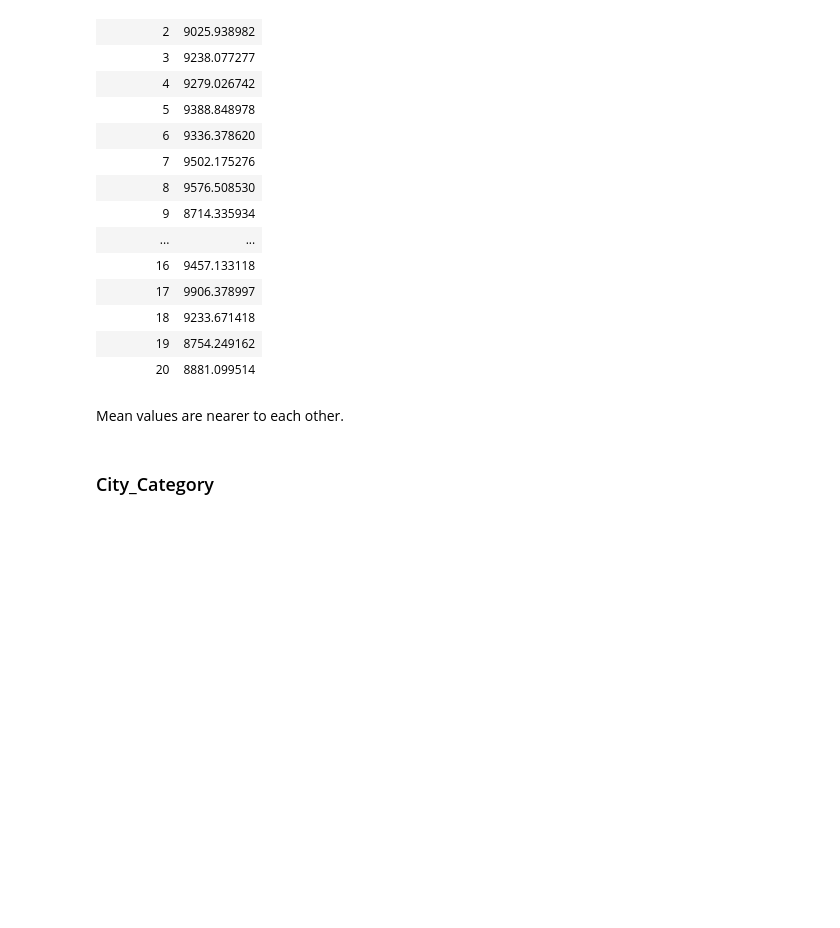
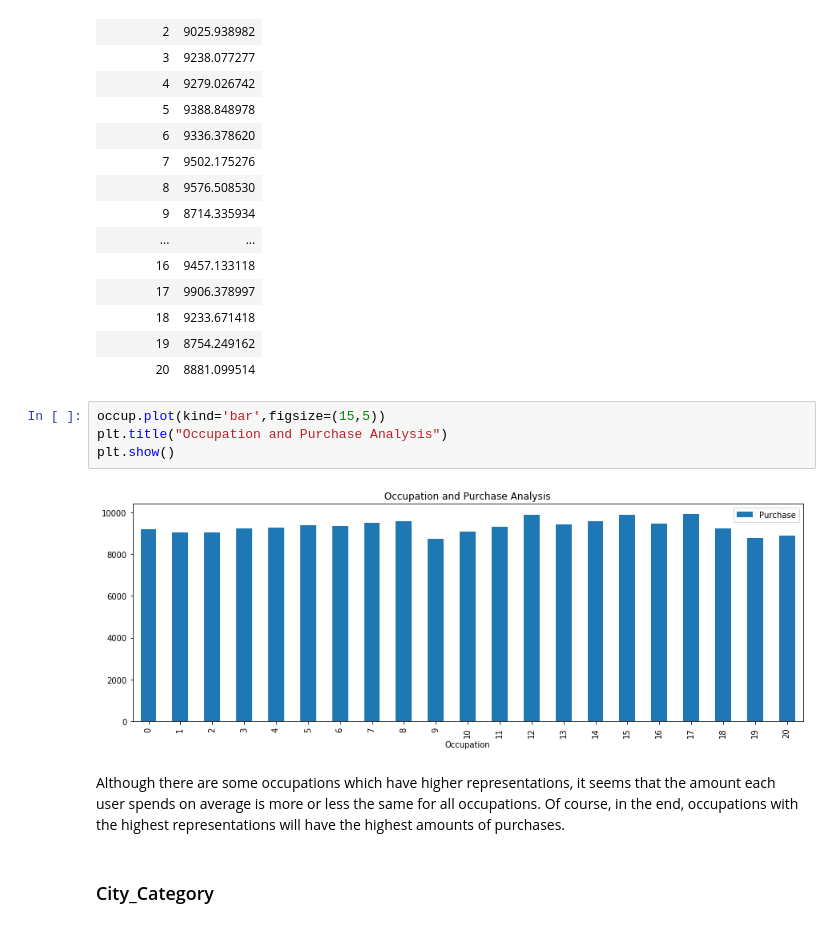
Before and after one commit to nanthasnk/Black-Friday-Sales-Prediction, a Jupyter notebook: Black Friday Sales Prediction.ipynb, the cells around one changed output. Drawn from its saved outputs; the diff is of its cells as text; blank space fills up the shorter version.

```diff
--- a/Black Friday Sales Prediction.ipynb
+++ b/Black Friday Sales Prediction.ipynb
@@ -242,8 +248,14 @@ occup
 | 18 | 9233.671418 |
 | 19 | 8754.249162 |
 | 20 | 8881.099514 |
-# %% [markdown]
-Mean values are nearer to each other.
+# %%
+occup.plot(kind='bar',figsize=(15,5))
+plt.title("Occupation and Purchase Analysis")
+plt.show()
+# %% [output]
+[figure, added]
+# %% [markdown]
+Although there are some occupations which have higher representations, it seems that the amount each user spends on average is more or less the same for all occupations. Of course, in the end, occupations with the highest representations will have the highest amounts of purchases.
 # %% [markdown]
 ### City_Category
 # %%
```
Also changed, not shown: parts of 125 cells of this notebook.
